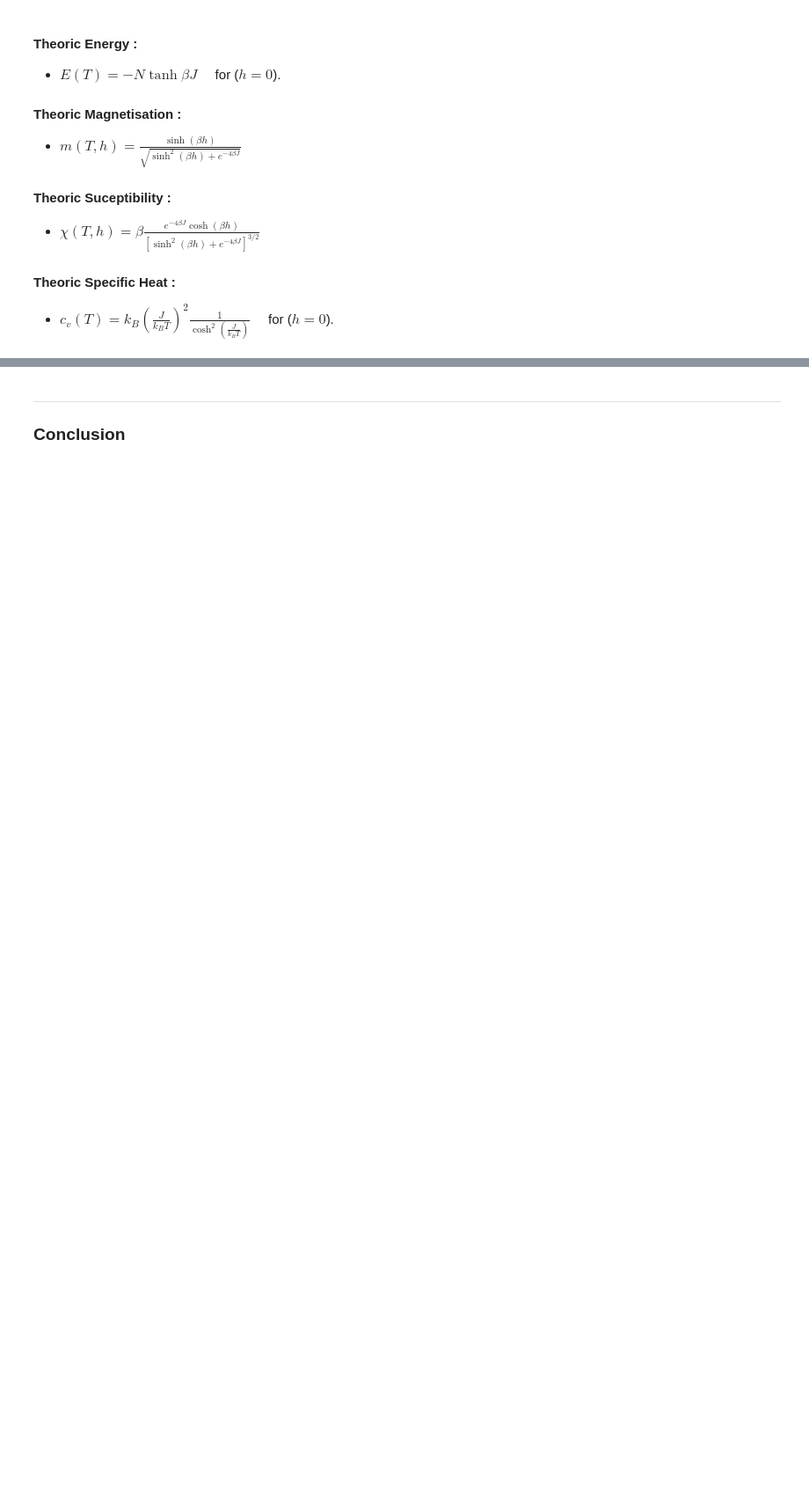
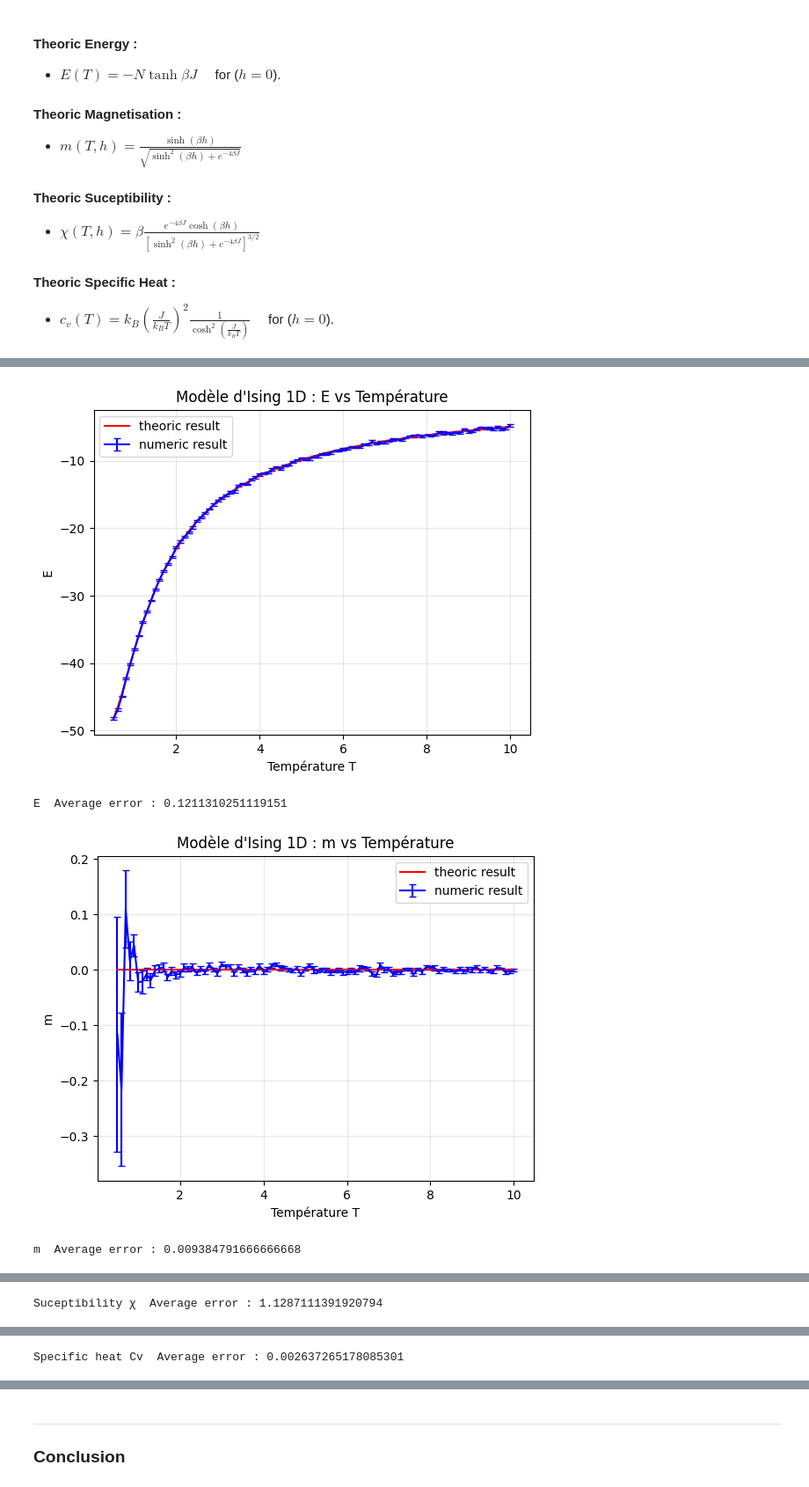
Before and after one commit to TheoHUETQC/monte-carlo, a Jupyter notebook: project1/qmc_project1.ipynb, the cells around one changed output, grey strips where cells are left out. Shown at 88% size. Saved outputs shown, nothing was run; the diff lists cells and outputs as text; code cells hidden in the pictures; blank space fills up the shorter version.

```diff
--- a/project1/qmc_project1.ipynb
+++ b/project1/qmc_project1.ipynb
@@ -244,0 +187,7 @@ plt.show()
+# %%
+# theorical mesure pour comparer nos resultats
+theoric_result = {}
+theoric_result["E"] = E_theoric(T)
+theoric_result["m"] = m_theoric(T)
+theoric_result["Suceptibility"] = compute_suceptibility_theoric(T)
+theoric_result["Specific heat Cv"] = compute_specific_heat_theoric(T)
@@ -244,0 +353,23 @@ plt.show()
+# %%
+for quantitie in quantities :
+    numeric_value = result[quantitie]
+
+    plt.errorbar(T, numeric_value, yerr=result_error[quantitie], capsize=3, color='blue', linestyle='-', label='numeric result') # fmt='o-'
+    if quantitie != "Acceptation" :
+        theoric_value = theoric_result[quantitie]
+        plt.plot(T, theoric_value, color='red', label='theoric result')
+    plt.xlabel('Température T')
+    plt.ylabel(quantitie)
+    plt.title(f"Modèle d\'Ising 1D : {quantitie} vs Température")
+    plt.grid(True, alpha=0.3)
+    plt.legend()
+    plt.show()
+
+    if quantitie != "Acceptation" :
+        quantitie_error = np.mean(np.abs(numeric_value - theoric_value))
+        print(quantitie, " Average error :", quantitie_error)
+# %% [output]
+[figure, added]
+E  Average error : 0.1211310251119151
+[figure, added]
+m  Average error : 0.009384791666666668
@@ -244,0 +377 @@ plt.show()
+Suceptibility ꭓ  Average error : 1.1287111391920794
@@ -244,0 +379 @@ plt.show()
+Specific heat Cv  Average error : 0.002637265178085301
```
Also changed, not shown: parts of 28 cells of this notebook.
